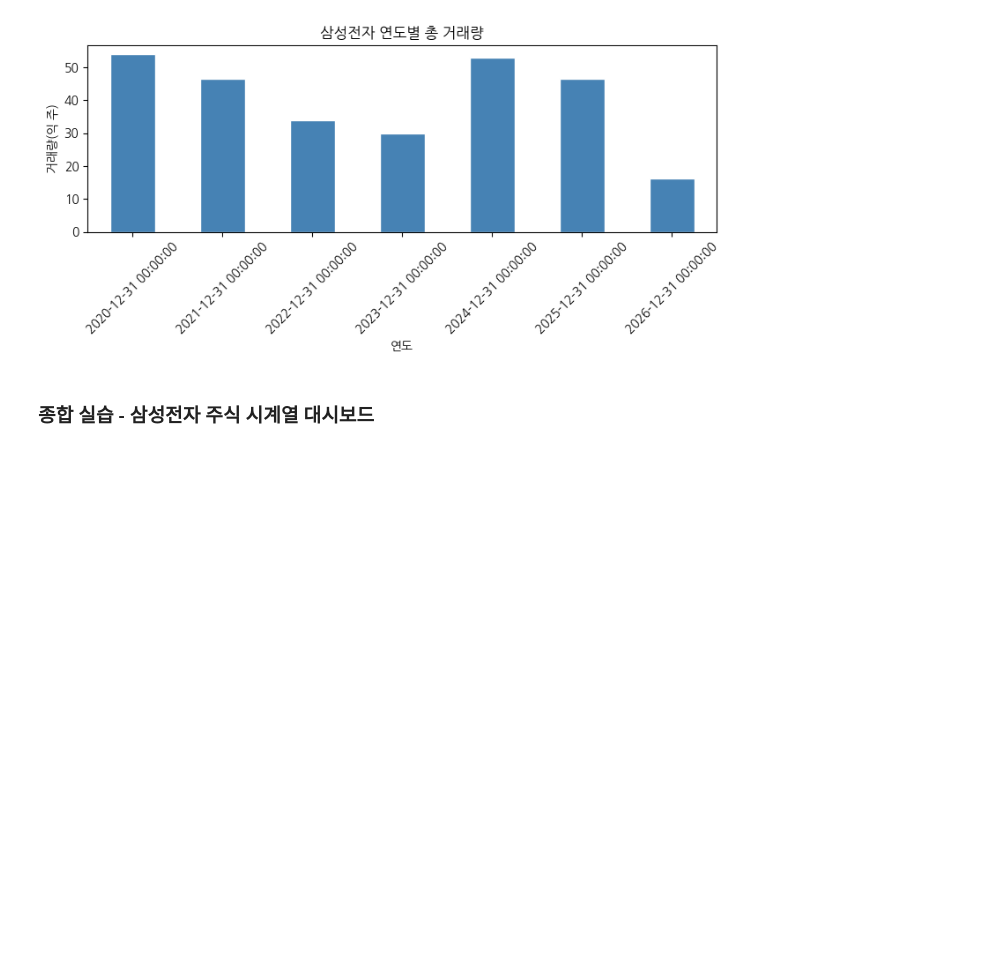
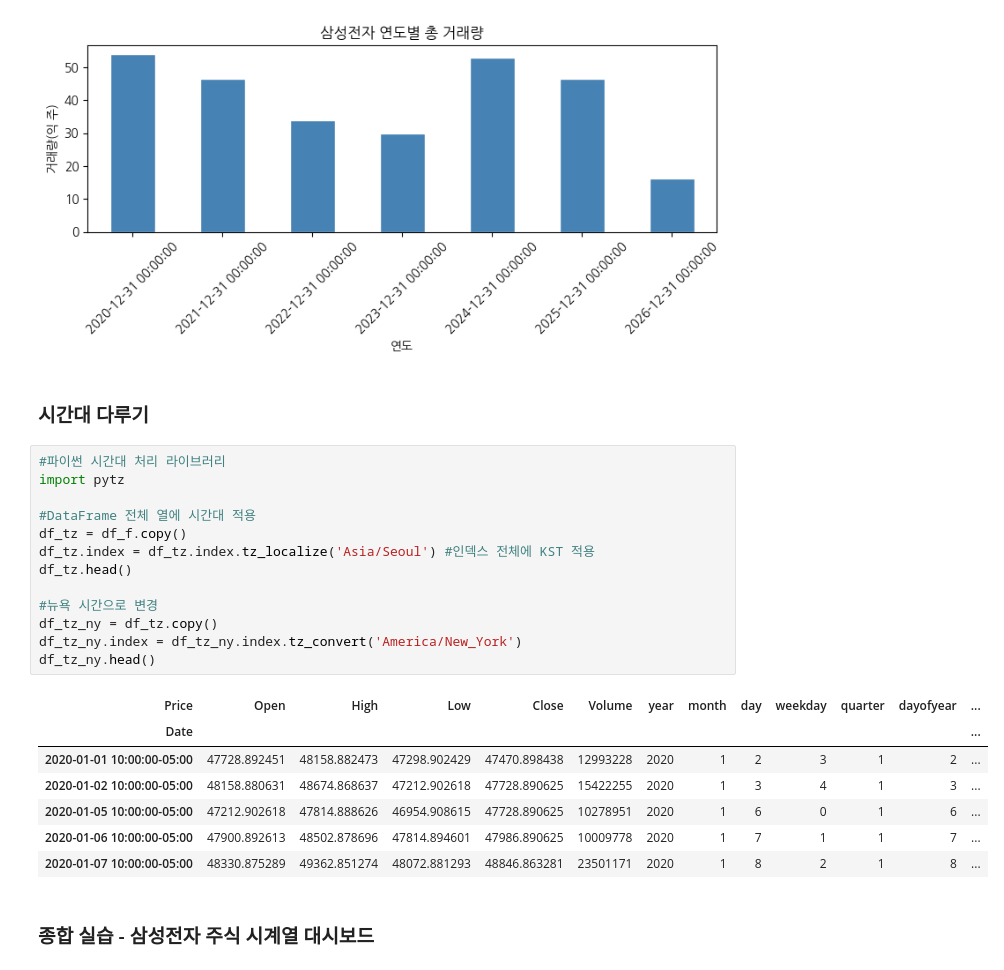
Before and after one commit to hjiwoong/bigdata, a Jupyter notebook: 시계열데이터분석.ipynb, the cells around one changed output. Saved outputs shown, nothing was run; the diff lists cells and outputs as text; blank space fills up the shorter version.

```diff
--- a/시계열데이터분석.ipynb
+++ b/시계열데이터분석.ipynb
@@ -816,6 +816,29 @@ plt.tight_layout()
 plt.show()
 # %% [output]
 [figure]
+# %% [markdown]
+### 시간대 다루기
+# %%
+#파이썬 시간대 처리 라이브러리
+import pytz
+
+#DataFrame 전체 열에 시간대 적용
+df_tz = df_f.copy()
+df_tz.index = df_tz.index.tz_localize('Asia/Seoul') #인덱스 전체에 KST 적용
+df_tz.head()
+
+#뉴욕 시간으로 변경
+df_tz_ny = df_tz.copy()
+df_tz_ny.index = df_tz_ny.index.tz_convert('America/New_York')
+df_tz_ny.head()
+# %% [output]
+| Price | Open | High | Low | Close | Volume | year | month | day | weekday | quarter | dayofyear | ... |
+| Date |  |  |  |  |  |  |  |  |  |  |  | ... |
+| 2020-01-01 10:00:00-05:00 | 47728.892451 | 48158.882473 | 47298.902429 | 47470.898438 | 12993228 | 2020 | 1 | 2 | 3 | 1 | 2 | ... |
+| 2020-01-02 10:00:00-05:00 | 48158.880631 | 48674.868637 | 47212.902618 | 47728.890625 | 15422255 | 2020 | 1 | 3 | 4 | 1 | 3 | ... |
+| 2020-01-05 10:00:00-05:00 | 47212.902618 | 47814.888626 | 46954.908615 | 47728.890625 | 10278951 | 2020 | 1 | 6 | 0 | 1 | 6 | ... |
+| 2020-01-06 10:00:00-05:00 | 47900.892613 | 48502.878696 | 47814.894601 | 47986.890625 | 10009778 | 2020 | 1 | 7 | 1 | 1 | 7 | ... |
+| 2020-01-07 10:00:00-05:00 | 48330.875289 | 49362.851274 | 48072.881293 | 48846.863281 | 23501171 | 2020 | 1 | 8 | 2 | 1 | 8 | ... |
 # %% [markdown]
 ### 종합 실습 - 삼성전자 주식 시계열 대시보드
 # %%
```
Also changed, not shown: parts of 11 cells of this notebook.
